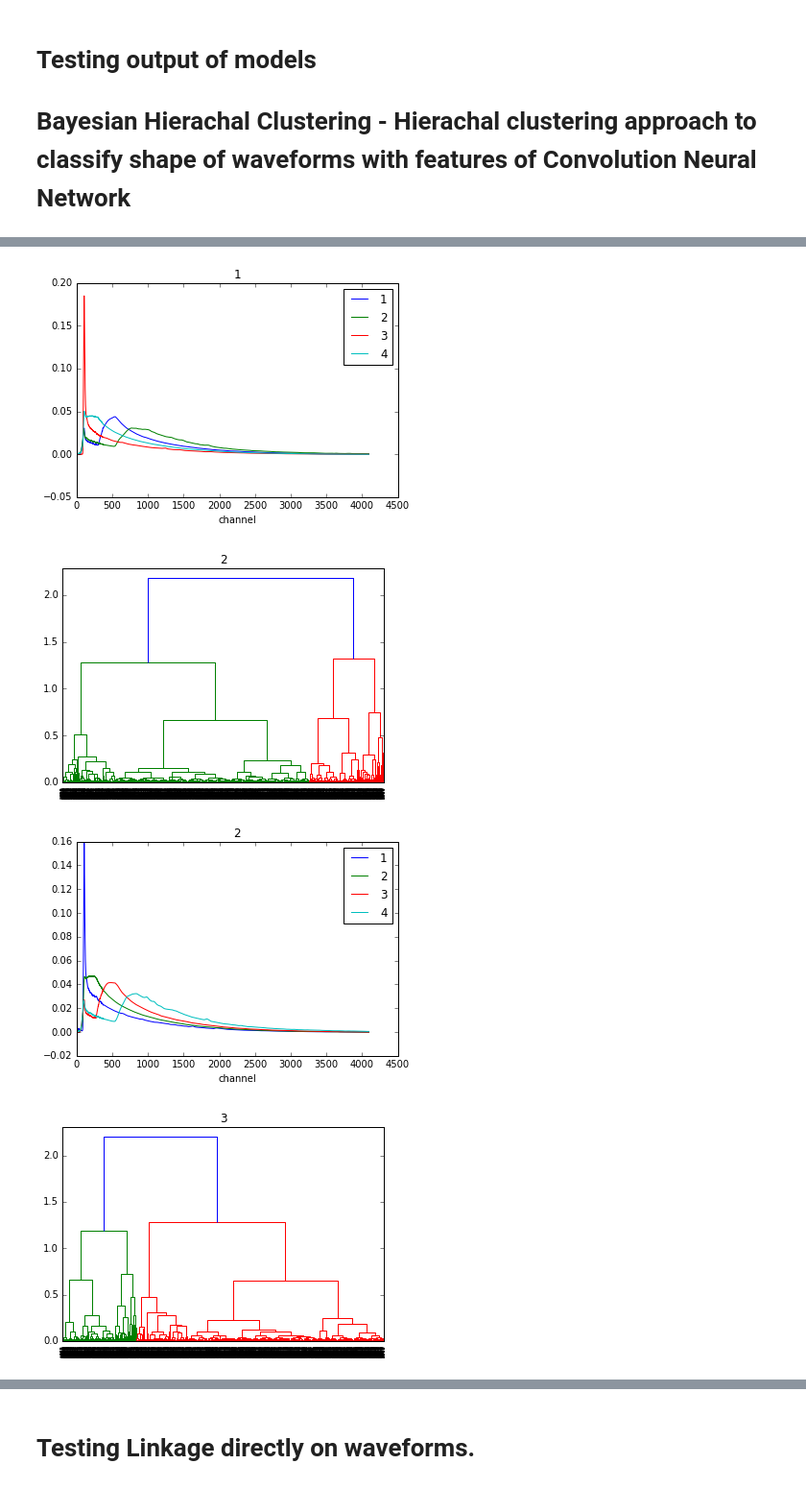
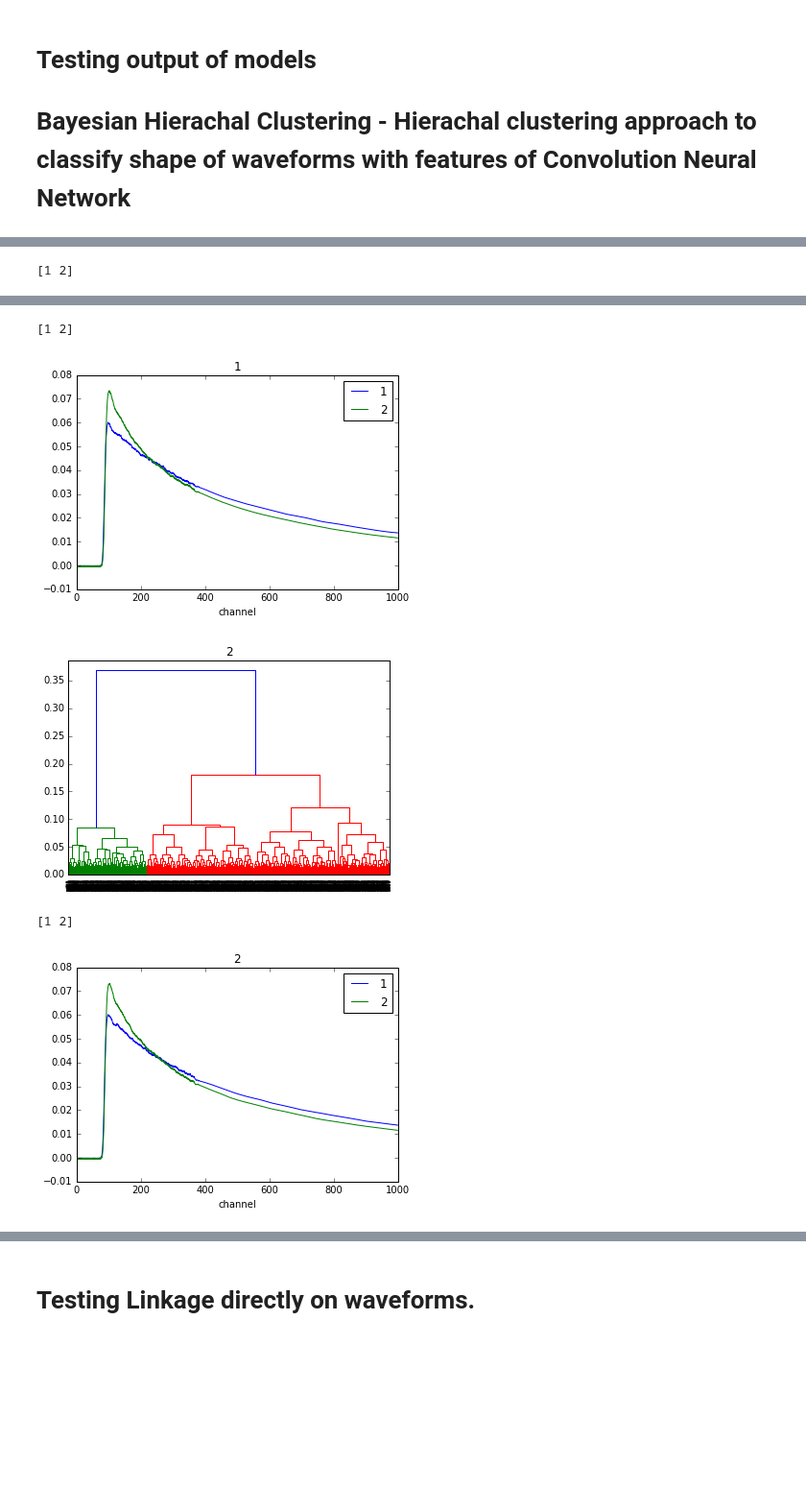
Before and after one commit to hareyakana/Script_For_TS_Keras, a Jupyter notebook: notebook.ipynb, the cells around one changed output, grey strips where cells are left out. Shown at 96% size. Drawn from its saved outputs; the diff is of its cells as text; code cells hidden in the pictures; blank space fills up the shorter version.

```diff
--- a/notebook.ipynb
+++ b/notebook.ipynb
@@ -72,11 +72,11 @@ Wall time: 46 µs
 # %%
 no_classes = 3
-dataset = Waveform(path="Run9goodDataQ_dualgate.root")
+dataset = Waveform(path="alphaandbeta.root")
 # %%
 BATCH_SIZE = 3000
 data_loader = DataLoader(dataset=dataset,
                          batch_size=BATCH_SIZE,
-                         shuffle=False,
+                         shuffle=True,
                          num_workers=3)
 
 # #Testing#
@@ -108,10 +108,8 @@ from torch.autograd import Variable
 import torch.nn.functional as F
 
 class Autoencoder(nn.Module):
-    def __init__(self,batch_size):
+    def __init__(self):
         super(Autoencoder, self).__init__()
-        self.batch_size = batch_size
-
 #         self.norm = nn.BatchNorm1d(1)
         self.cv1 = nn.Conv1d(1, 32, kernel_size=8, stride=4, padding=4)
         self.pl1 = nn.MaxPool1d(2, stride=4)
@@ -153,7 +151,7 @@ class Autoencoder(nn.Module):
         return self.decoder(z), mu, logvar
 print("Autoencoder")
 
-GEN = Autoencoder(BATCH_SIZE)
+GEN = Autoencoder()
 print(GEN)
 
 criterion = nn.L1Loss()
@@ -444,10 +442,10 @@ try:
 #         plt.savefig("ref.png")
         plt.show()
 
-        clusters = fcluster(Z, 1.0, criterion='distance')
+        clusters = fcluster(Z, 0.25, criterion='distance')
 #         print(clusters.shape)
 #         print(clusters)
-#         print(np.unique(clusters))
+        print(np.unique(clusters))
 
 #         average = np.append(average,Z)
 
@@ -486,21 +484,22 @@ try:
             if clusters[i]==2:
                 average2.append(blue[0])
 
-            if clusters[i]==3:
-                average3.append(blue[0])
+#             if clusters[i]==3:
+#                 average3.append(blue[0])
 
-            if clusters[i]==4:
-                average4.append(blue[0])
+#             if clusters[i]==4:
+#                 average4.append(blue[0])
         dang = np.mean(average, axis=0)
         dang2 = np.mean(average2, axis=0)
-        dang3 = np.mean(average3, axis=0)
-        dang4 = np.mean(average4, axis=0)
+#         dang3 = np.mean(average3, axis=0)
+#         dang4 = np.mean(average4, axis=0)
 
         plt.figure(figsize=(6,4))
         plt.plot(dang,label="1")
         plt.plot(dang2,label="2")
-        plt.plot(dang3,label="3")
-        plt.plot(dang4,label="4")
+#         plt.plot(dang3,label="3")
+#         plt.plot(dang4,label="4")
+        plt.xlim(0,1000)
         plt.xlabel("channel")
         plt.legend()
         plt.title(batch_number)
@@ -521,0 +521 @@ except KeyboardInterrupt:
+[1 2]
@@ -524,4 +524,5 @@ except KeyboardInterrupt:
+[1 2]
-[figure, old version]
+[figure, new version]
-[figure, old version]
+[figure, new version]
+[1 2]
-[figure, old version]
+[figure, new version]
-[figure, removed]
```
Also changed, not shown: parts of 6 cells of this notebook, 5 other files.
